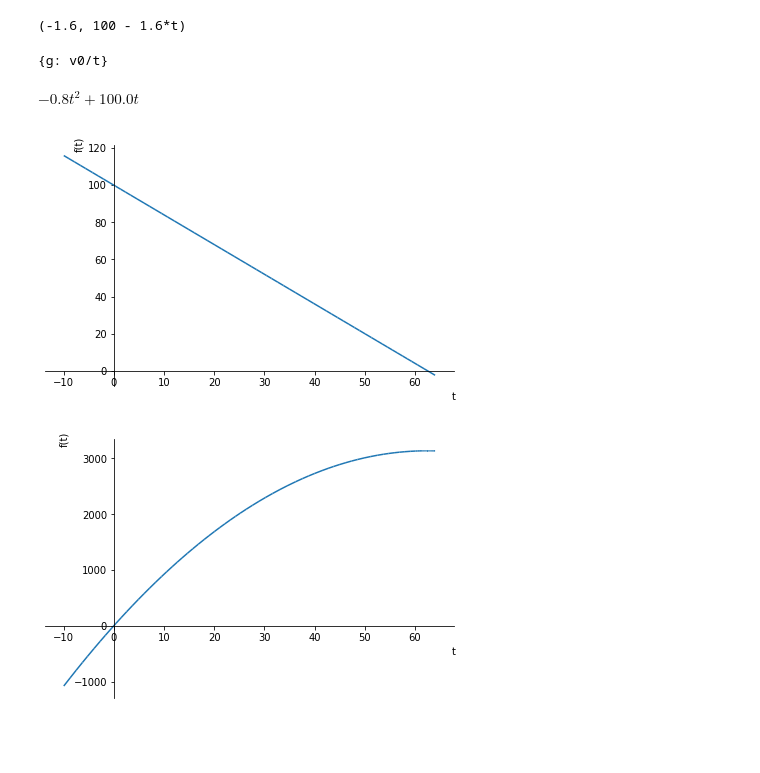
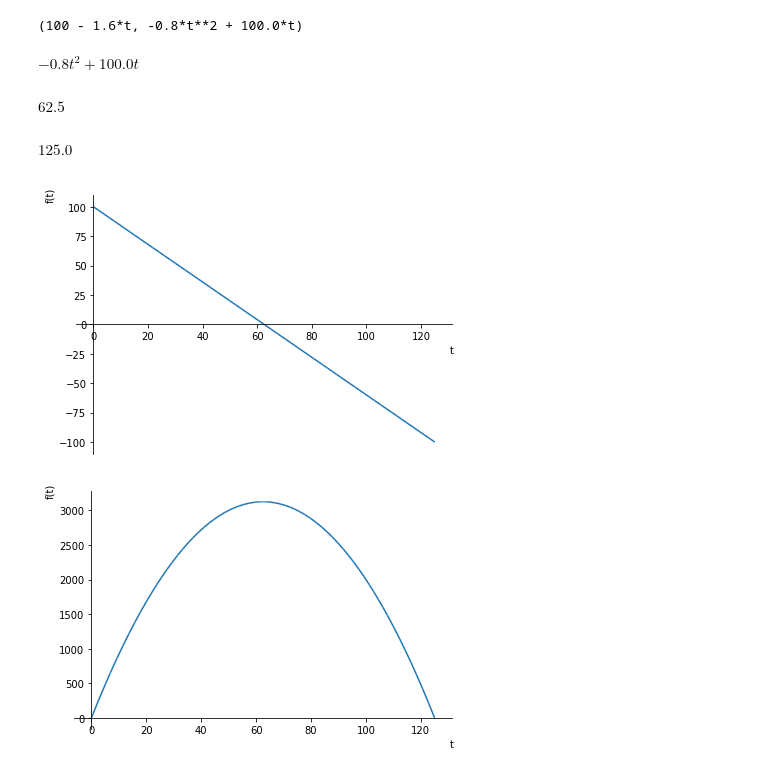
Before and after one commit to IliaBelov/Prect, a Jupyter notebook: Untitled4.ipynb, the cells around one changed output. Cells and saved outputs as stored; diff of their text form; code cells hidden in the pictures; blank space fills up the shorter version.

```diff
--- a/Untitled4.ipynb
+++ b/Untitled4.ipynb
@@ -14,24 +14,32 @@ g = 1.6
 # %%
 V = -g
 v = integrate(V,t) + v0
-V,v
+h = integrate(v,t) + h0
+v,h
 # %% [output]
-(-1.6, 100 - 1.6*t)
+(100 - 1.6*t, -0.8*t**2 + 100.0*t)
-# %%
-v1 = solve(Eq(v,0))[0]
-v1
-# %% [output]
-{g: v0/t}
 # %%
 h = integrate(v,t) + h0
 h
 # %% [output]
 $\displaystyle - 0.8 t^{2} + 100.0 t$
+# %%
+eq = Eq(v,0)
+sol = solve (eq,t)[0]
+sol
+# %% [output]
+$\displaystyle 62.5$
+# %%
+eq1 = Eq(h,0)
+sol1 = solve(eq1,t)[1]
+sol1
+# %% [output]
+$\displaystyle 125.0$
 # %%
-p = plot(v,(t, -10, 64))
+p = plot(v,(t, -0, sol))
 # %% [output]
-[figure, old version]
+[figure, new version]
 # %%
-d = plot(h,(t, -10, 64))
+d = plot(h,(t, 0, sol1))
 # %% [output]
-[figure, old version]
+[figure, new version]
```
